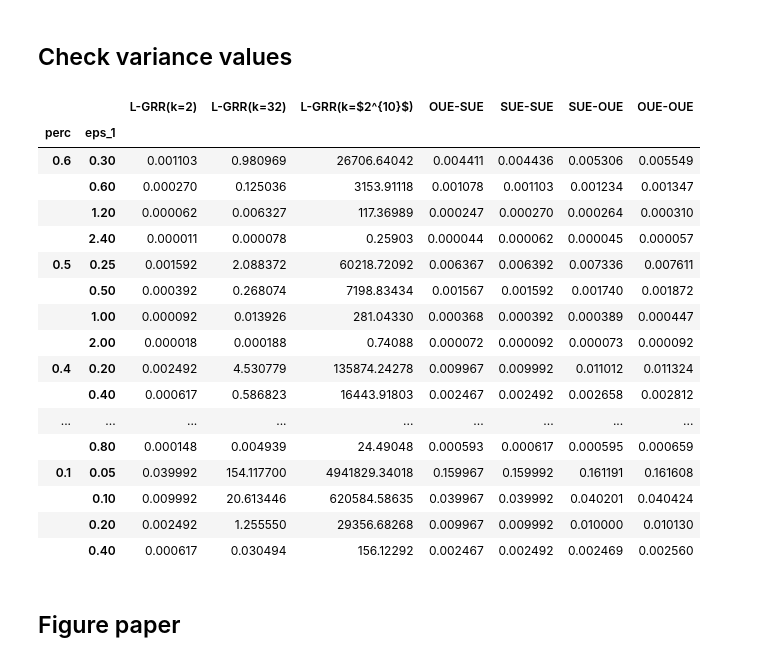
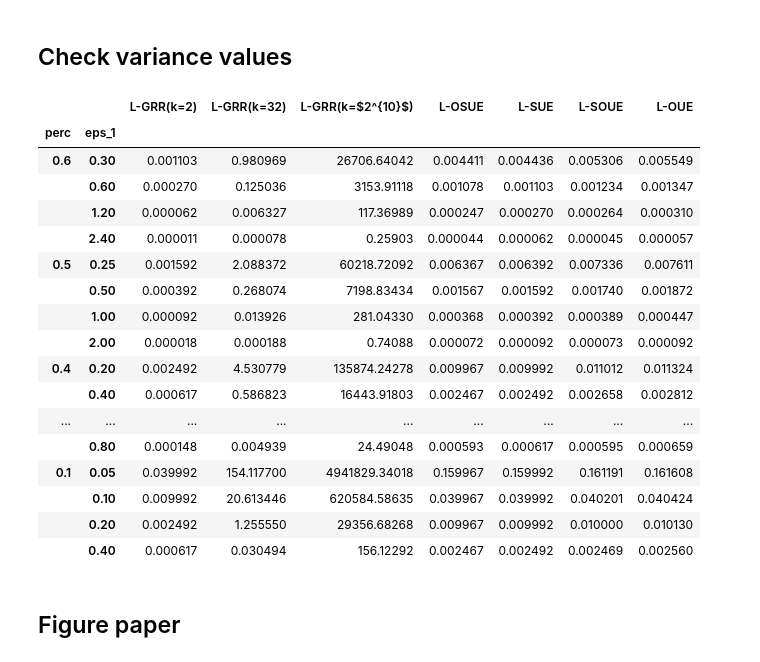
Before and after one commit to hharcolezi/ldp-protocols-mobility-cdrs, a Jupyter notebook: papers/[4]/1_ALLOMFREE_Analysis.ipynb, the cells around one changed output. Drawn from its saved outputs; the diff is of its cells as text; code cells hidden in the pictures.

```diff
--- a/papers/[4]/1_ALLOMFREE_Analysis.ipynb
+++ b/papers/[4]/1_ALLOMFREE_Analysis.ipynb
@@ -112,8 +112,8 @@ $\displaystyle 1.0 e^{\epsilon_{1}}$
 ### Numerical evaluation of e1
 # %%
 # select upper and lower privacy parameters
-eps_perm = 2
-eps_inst = 1.3512
+eps_perm = 1
+eps_inst = 0.1
 
 p1 = 1/2
 q1 = 1/(np.exp(eps_perm) + 1)
@@ -238,19 +238,12 @@ def param_L_OSUE(eps_perm,eps_inst):
     output: p1, q1, p2, q2"""
 
     # OUE parameters
-    p1 = 0.5
-    q1 = 1 / (np.exp(eps_perm) + 1)
+    p1 = 1/2
+    q1 = 1/(np.exp(eps_perm) + 1)
 
     # SUE parameters
-    p2 = sym.Symbol('p2')
+    p2 = (1 - np.exp(eps_inst + eps_perm)) / (np.exp(eps_inst) - np.exp(eps_perm) - np.exp(eps_inst + eps_perm) +1)
     q2 = 1 - p2
-
-    # solving for symbol q2
-    num = (p1*p2 - q2*(p1-1)) * (-p2*q1 + q2*(q1-1)+1)
-    den = (p2*q1 - q2*(q1-1)) * (-p1*p2 + q2*(p1-1)+1)
-
-    p2 = float(min(sym.solve(sym.simplify(num/den-np.exp(eps_inst)))))
-    q2= 1- p2
 
     # numerical evaluation
     num = (p1*p2 - q2*(p1-1)) * (-p2*q1 + q2*(q1-1)+1)
@@ -576,9 +577,12 @@ p2 = sym.Symbol('p2')
 q1 = sym.Symbol('q1')
 q2 = sym.Symbol('q2')
 n = sym.Symbol('n')
+# f = sym.Symbol('f')
 
-# approximate variance
-sig = q1*p2 + (1 - q1) * q2
+# approximate variance with f = 0
+f = 0
+
+sig = q1*p2 + (1 - q1) * q2 + f*(((p1*p2) - p1*(1-p2)) + (q2*(1-p1) - (1-q2)*(1-p1)))
 
 sym.simplify((sig * (1 - sig)) / (n * (p1 - q1)**2 * (p2 - q2)**2))
 # %% [output]
@@ -586,7 +590,9 @@ $\displaystyle \frac{\left(p_{2} q_{1} - q_{2} \left(q_{1} - 1\right)\right) \le
 # %%
 def Var_f_L(p1, q1, p2, q2, n = 10000):
 
-    sig = q1*p2 + (1 - q1) * q2
+    f = 0 # approximate variance
+
+    sig = q1*p2 + (1 - q1) * q2 + f*(((p1*p2) - p1*(1-p2)) + (q2*(1-p1) - (1-q2)*(1-p1)))
 
     return (sig * (1 - sig)) / (n * (p1 - q1)**2 * (p2 - q2)**2)
 # %% [markdown]
@@ -653,14 +659,14 @@ for perc_inst in lst_perc:
 ## Check variance values
 # %%
 df_var = pd.concat([pd.DataFrame(dic_var[perc]) for perc in lst_perc])
-df_var.columns = ['L-GRR(k=2)', 'L-GRR(k=32)', 'L-GRR(k=$2^{10}$)', 'OUE-SUE', 'SUE-SUE', 'SUE-OUE', 'OUE-OUE']
+df_var.columns = ['L-GRR(k=2)', 'L-GRR(k=32)', 'L-GRR(k=$2^{10}$)', 'L-OSUE', 'L-SUE', 'L-SOUE', 'L-OUE']
 df_var['L-GRR(k=$2^{10}$)'] = df_var['L-GRR(k=$2^{10}$)'].apply(lambda x: '%.5f' % x)
 df_var['perc'] = [cons for cons in lst_perc for _ in range(4)]
 df_var['eps_1'] = np.array([list(val * np.array(lst_eps)) for val in lst_perc]).reshape(-1)
 df_var.set_index(['perc','eps_1'], inplace=True)
 df_var
 # %% [output]
-|  |  | L-GRR(k=2) | L-GRR(k=32) | L-GRR(k=$2^{10}$) | OUE-SUE | SUE-SUE | SUE-OUE | OUE-OUE |
+|  |  | L-GRR(k=2) | L-GRR(k=32) | L-GRR(k=$2^{10}$) | L-OSUE | L-SUE | L-SOUE | L-OUE |
 | perc | eps_1 |  |  |  |  |  |  |  |
 | 0.6 | 0.30 | 0.001103 | 0.980969 | 26706.64042 | 0.004411 | 0.004436 | 0.005306 | 0.005549 |
 |  | 0.60 | 0.000270 | 0.125036 | 3153.91118 | 0.001078 | 0.001103 | 0.001234 | 0.001347 |
```
Also changed, not shown: parts of 4 cells of this notebook, 1 other file.
